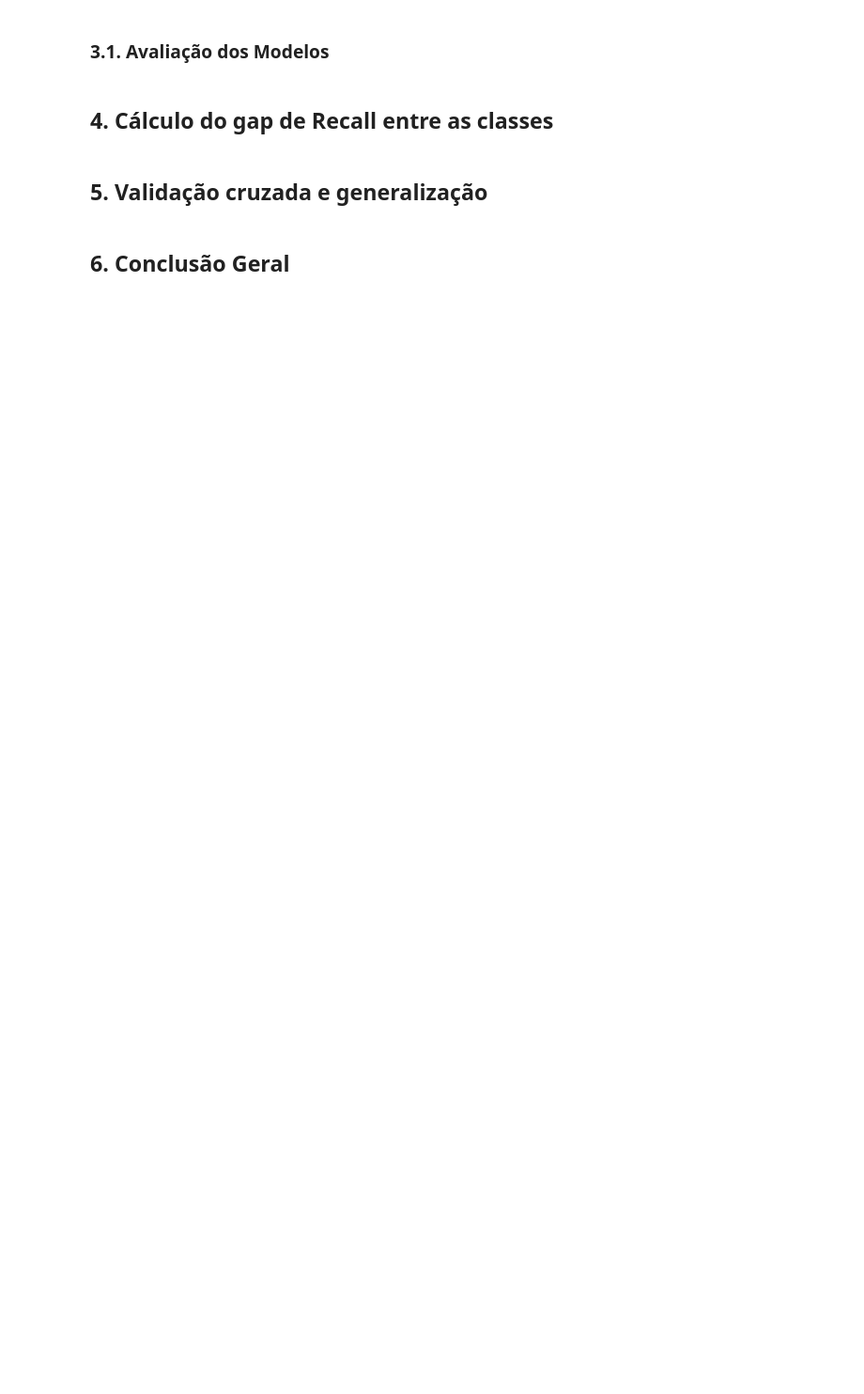
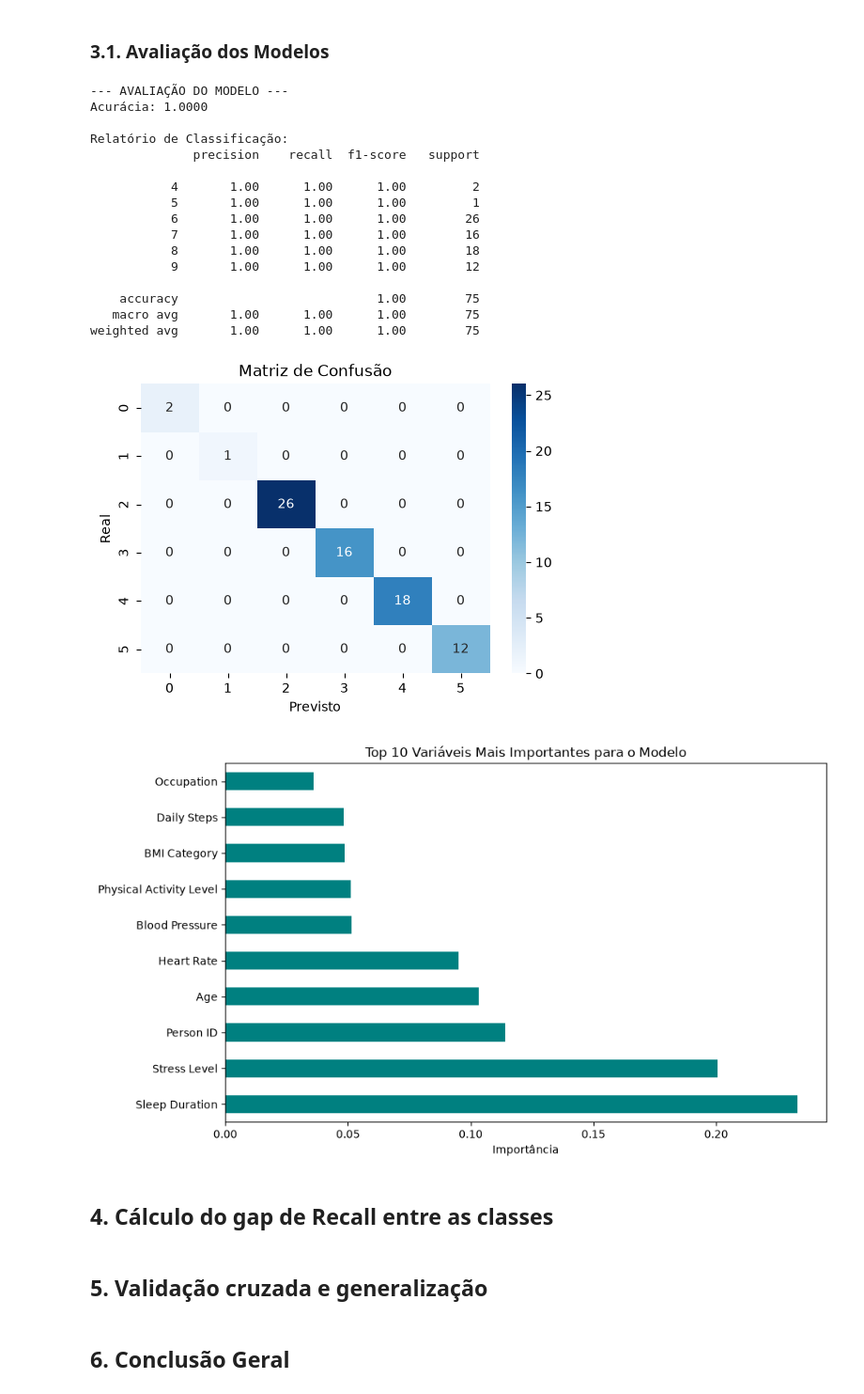
Before and after one commit to Squad-Nina-da-Hora/wmc-projeto-final-lifestyle, a Jupyter notebook: analise.ipynb, the cells around one changed output. Shown at 94% size. Drawn from its saved outputs; the diff is of its cells as text; code cells hidden in the pictures; blank space fills up the shorter version.

Commit message:
Adiciona modelo de Random Forest e avaliação

```diff
--- a/analise.ipynb
+++ b/analise.ipynb
@@ -548,5 +605,49 @@ display(Markdown(resposta_3))
 # %% [markdown]
 ### 3.1. Avaliação dos Modelos
+# %%
+# 6. FAZER PREVISÕES E AVALIAR O DESEMPENHO
+y_pred = modelo_rf.predict(X_test)
+
+print("--- AVALIAÇÃO DO MODELO ---")
+print(f"Acurácia: {accuracy_score(y_test, y_pred):.4f}\n")
+print("Relatório de Classificação:")
+print(classification_report(y_test, y_pred))
+
+# Matriz de Confusão Gráfica
+plt.figure(figsize=(6, 4))
+sns.heatmap(confusion_matrix(y_test, y_pred), annot=True, fmt='d', cmap='Blues')
+plt.title('Matriz de Confusão')
+plt.xlabel('Previsto')
+plt.ylabel('Real')
+plt.show()
+
+# 7. IMPORTÂNCIA DAS VARIÁVEIS
+importancias = pd.Series(modelo_rf.feature_importances_, index=X.columns).sort_values(ascending=False)
+
+plt.figure(figsize=(10, 6))
+importancias.head(10).plot(kind='barh', color='teal')
+plt.title('Top 10 Variáveis Mais Importantes para o Modelo')
+plt.xlabel('Importância')
+plt.show()
+# %% [output]
+--- AVALIAÇÃO DO MODELO ---
+Acurácia: 1.0000
+
+Relatório de Classificação:
+              precision    recall  f1-score   support
+
+           4       1.00      1.00      1.00         2
+           5       1.00      1.00      1.00         1
+           6       1.00      1.00      1.00        26
+           7       1.00      1.00      1.00        16
+           8       1.00      1.00      1.00        18
+           9       1.00      1.00      1.00        12
+
+    accuracy                           1.00        75
+   macro avg       1.00      1.00      1.00        75
+weighted avg       1.00      1.00      1.00        75
+[figure, added]
+[figure, added]
 # %% [markdown]
 ## 4. Cálculo do gap de Recall entre as classes
 # %% [markdown]
```
Also changed, not shown: parts of 2 cells of this notebook.
